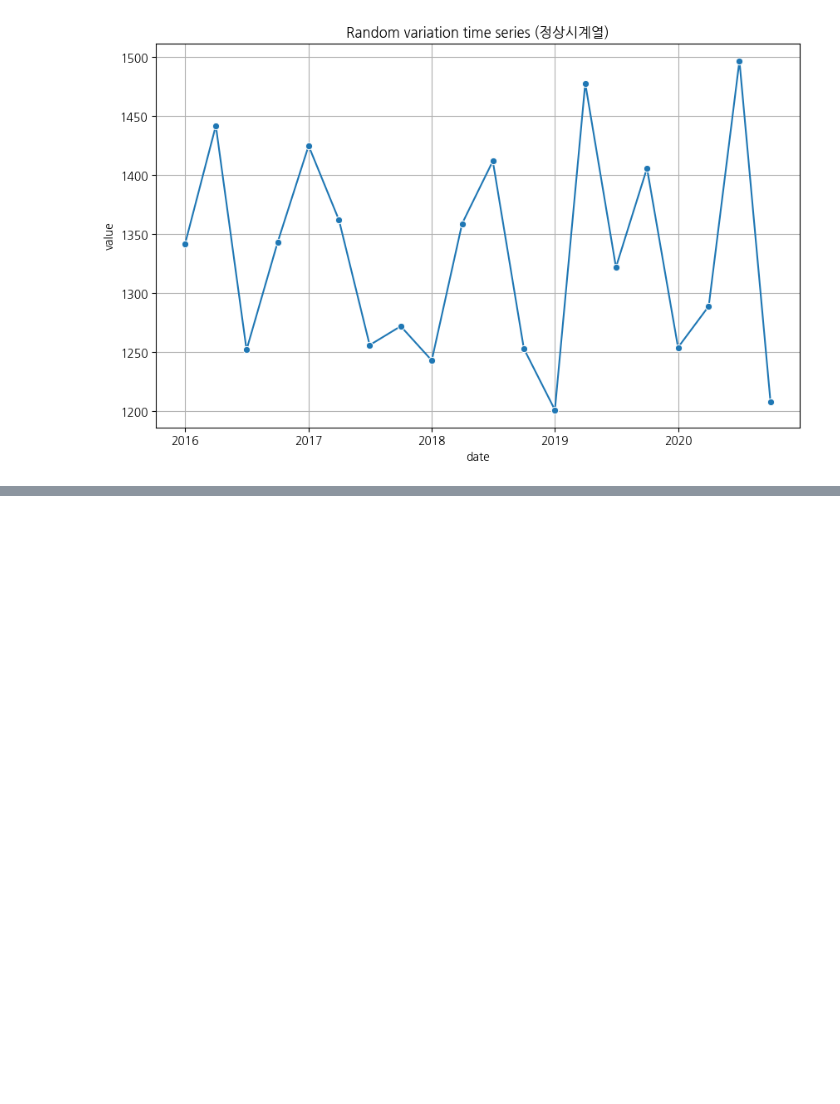
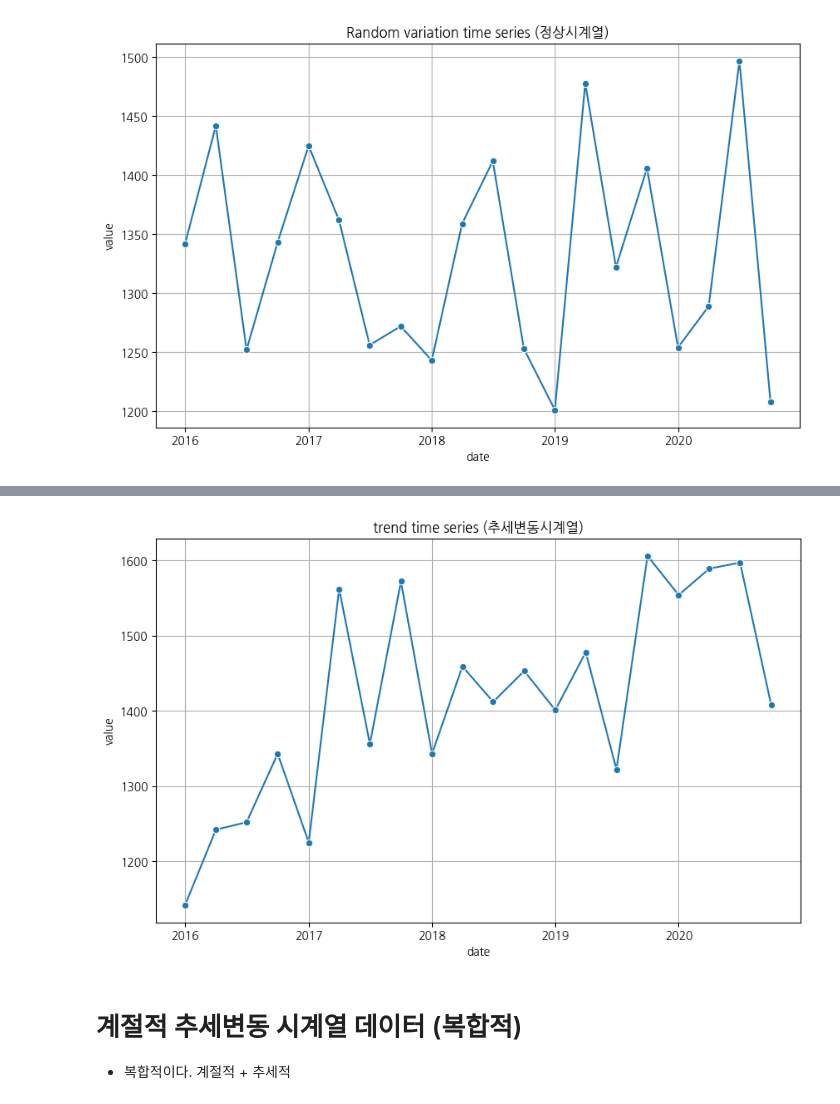
Before and after one commit to youngeunkoo/fintech_service, a Jupyter notebook: 09Time_series/01_시계열기초.ipynb, the cells around one changed output, grey strips where cells are left out. Drawn from its saved outputs; the diff is of its cells as text; code cells hidden in the pictures; blank space fills up the shorter version.

```diff
--- a/09Time_series/01_시계열기초.ipynb
+++ b/09Time_series/01_시계열기초.ipynb
@@ -220,0 +459,3 @@ plt.show()
+# %%
+trend_ts['date'] = trend_ts['year'] + trend_ts['quarter']
+trend_ts['date']
@@ -220,0 +480,3 @@ plt.show()
+# %%
+trend_ts['date'] = trend_ts['date'].str.replace("tr", "")
+trend_ts['date']
@@ -220,0 +501,6 @@ plt.show()
+# %%
+trend_ts['date'] = pd.PeriodIndex(trend_ts['date'], freq = 'Q').to_timestamp()
+trend_ts
+
+
+# date 컬럼을 분기(quarter) 주기로 변환 후 타임스탬프 형식으로 변경
@@ -220,0 +525,3 @@ plt.show()
+# %%
+trend_ts = trend_ts.set_index('date')
+trend_ts
@@ -220,0 +547,13 @@ plt.show()
+# %%
+plt.figure(figsize=(10,6))
+sns.lineplot(x=trend_ts.index, y=trend_ts['value'], marker='o')
+plt.title("trend time series (추세변동시계열)")
+plt.xlabel('date')
+plt.ylabel('value')
+plt.grid(True)
+plt.show()
+# %% [output]
+[figure, added]
+# %% [markdown]
+# 계절적 추세변동 시계열 데이터 (복합적)
+* 복합적이다. 계절적 + 추세적
```
Also changed, not shown: parts of 97 cells of this notebook, 1 other file.
